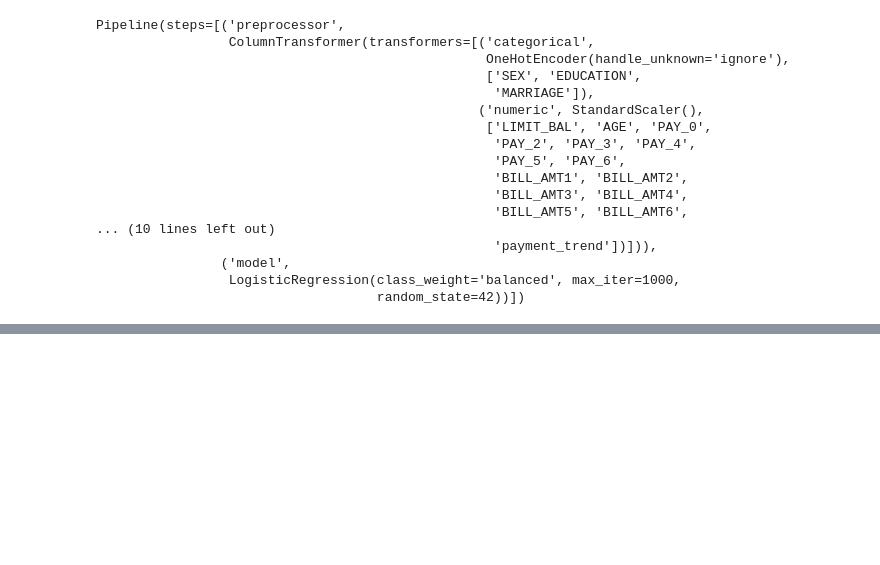
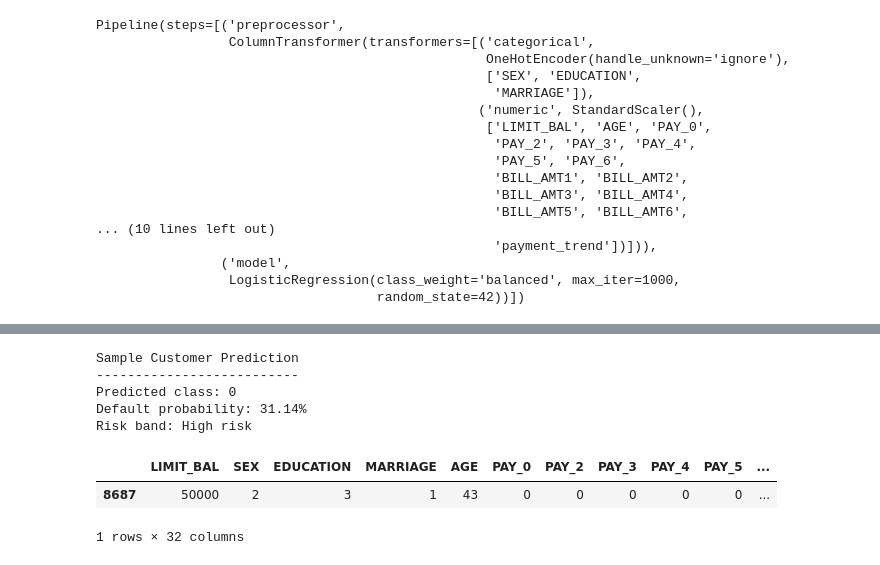
Before and after one commit to ehneh03/credit-card-default-risk, a Jupyter notebook: notebooks/01_credit_default_risk_walkthrough.ipynb, the cells around one changed output, grey strips where cells are left out. Drawn from its saved outputs; the diff is of its cells as text; code cells hidden in the pictures; blank space fills up the shorter version.

```diff
--- a/notebooks/01_credit_default_risk_walkthrough.ipynb
+++ b/notebooks/01_credit_default_risk_walkthrough.ipynb
@@ -593,0 +674,10 @@ weighted avg       0.78      0.75      0.76      5993
+# %%
+all_results = {
+    "logistic_regression": logreg_results,
+    "random_forest": rf_results,
+}
+
+with open(METRICS_PATH, "w") as f:
+    json.dump(all_results, f, indent=4)
+
+print(f"Saved metrics to: {METRICS_PATH}")
@@ -593,0 +688,12 @@ weighted avg       0.78      0.75      0.76      5993
+# %%
+if rf_results["roc_auc"] >= logreg_results["roc_auc"]:
+    best_model = rf_model
+    best_model_name = "Random Forest"
+else:
+    best_model = logreg_model
+    best_model_name = "Logistic Regression"
+
+joblib.dump(best_model, MODEL_PATH)
+
+print(f"Best model: {best_model_name}")
+print(f"Saved model to: {MODEL_PATH}")
@@ -593,0 +723,22 @@ weighted avg       0.78      0.75      0.76      5993
+# %%
+sample_customer = X_test.iloc[[0]]
+
+default_probability = best_model.predict_proba(sample_customer)[0, 1]
+predicted_class = best_model.predict(sample_customer)[0]
+
+print("Sample Customer Prediction")
+print("--------------------------")
+print(f"Predicted class: {predicted_class}")
+print(f"Default probability: {default_probability:.2%}")
+print(f"Risk band: {risk_band(default_probability)}")
+
+display(sample_customer)
+# %% [output]
+Sample Customer Prediction
+--------------------------
+Predicted class: 0
+Default probability: 31.14%
+Risk band: High risk
+|  | LIMIT_BAL | SEX | EDUCATION | MARRIAGE | AGE | PAY_0 | PAY_2 | PAY_3 | PAY_4 | PAY_5 | ... |
+| 8687 | 50000 | 2 | 3 | 1 | 43 | 0 | 0 | 0 | 0 | 0 | ... |
+1 rows × 32 columns
```
Also changed, not shown: parts of 24 cells of this notebook, 1 other file.
